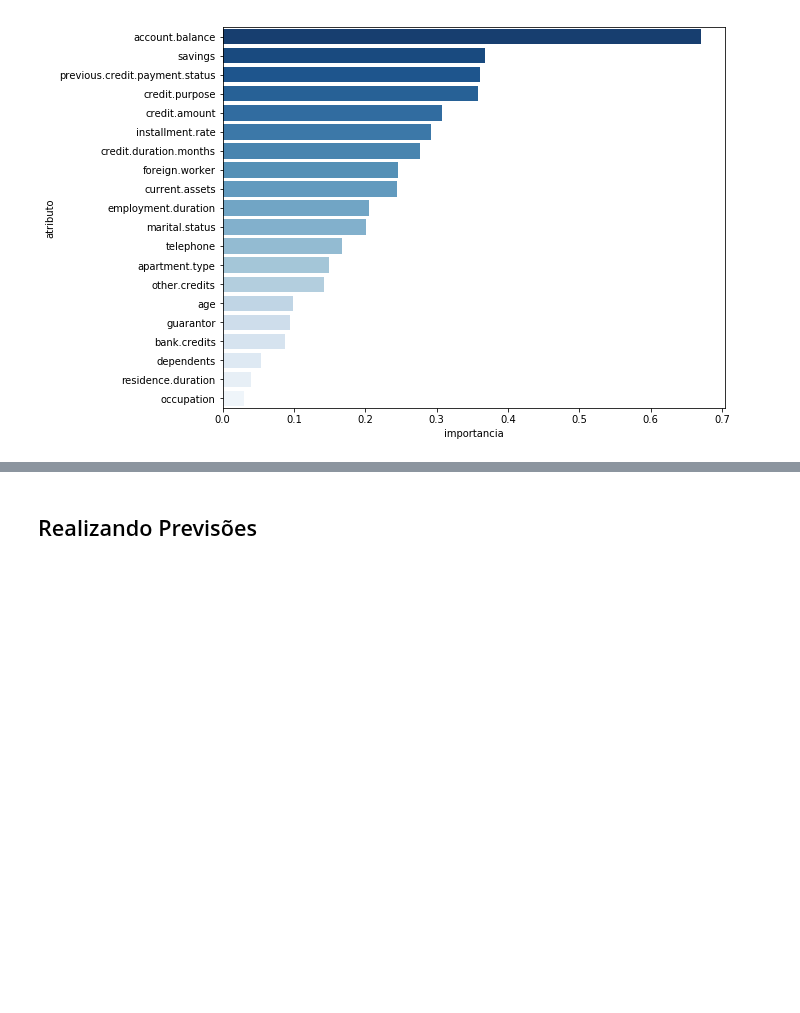
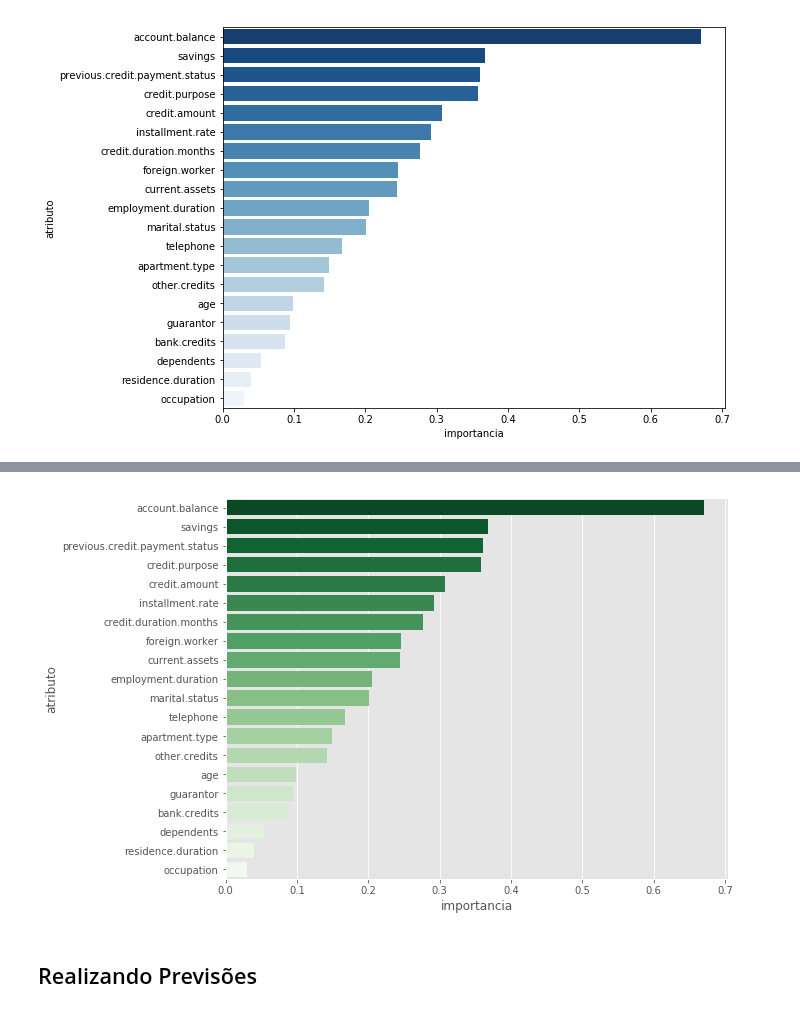
Before and after one commit to vladimiralencar/Alunos-UEPB-TopicosEspeciaisEmBancoDeDados, a Jupyter notebook: RegressaoLogistica/RegressaoLogistica-01.ipynb, the cells around one changed output, grey strips where cells are left out. Drawn from its saved outputs; the diff is of its cells as text; code cells hidden in the pictures; blank space fills up the shorter version.

```diff
--- a/RegressaoLogistica/RegressaoLogistica-01.ipynb
+++ b/RegressaoLogistica/RegressaoLogistica-01.ipynb
@@ -444,0 +459,5 @@ plt.show()
+# %%
+tupla = []
+for coef, var in sorted(zip(map(abs, model.coef_[0]), df.columns[1:]), reverse = True):
+    print ("%6.3f %s" % (coef,var))
+    tupla.append([var,coef])
@@ -444,0 +485,3 @@ plt.show()
+# %%
+dfimp2 = pd.DataFrame(tupla,columns=['atributo','importancia'] )
+dfimp2
@@ -445,3 +506,12 @@ plt.show()
+# %%
+fig = plt.figure(figsize=(9,7))
+fig.add_subplot(1,1,1)
+plt.style.use('ggplot')
+palette = 'Greens_r'
+sns.barplot(y='atributo',x='importancia', data=dfimp2, palette=palette)
+plt.show()
+# %% [output]
+[figure, added]
 # %% [markdown]
 ## Realizando Previsões
 # %%
```
Also changed, not shown: parts of 5 cells of this notebook, 1 other file.
